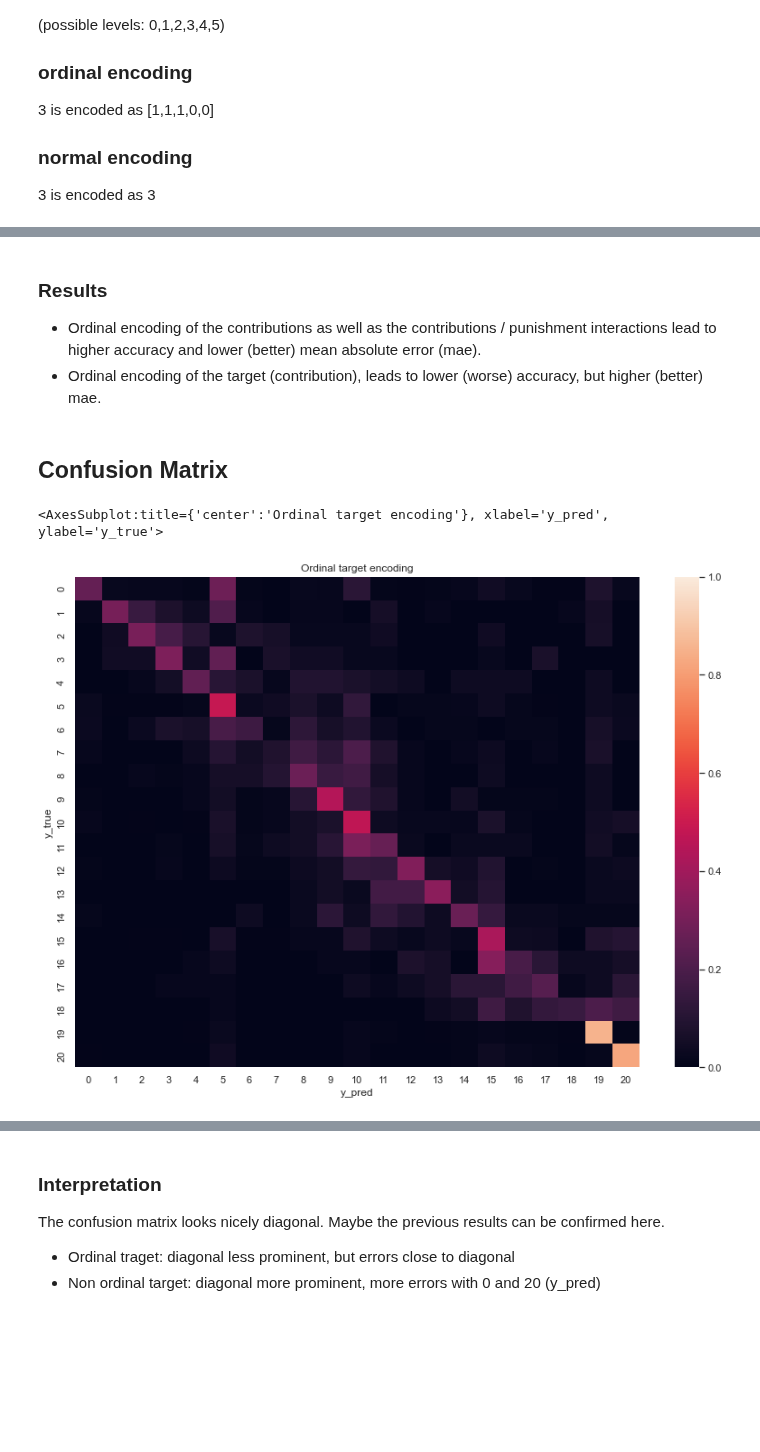
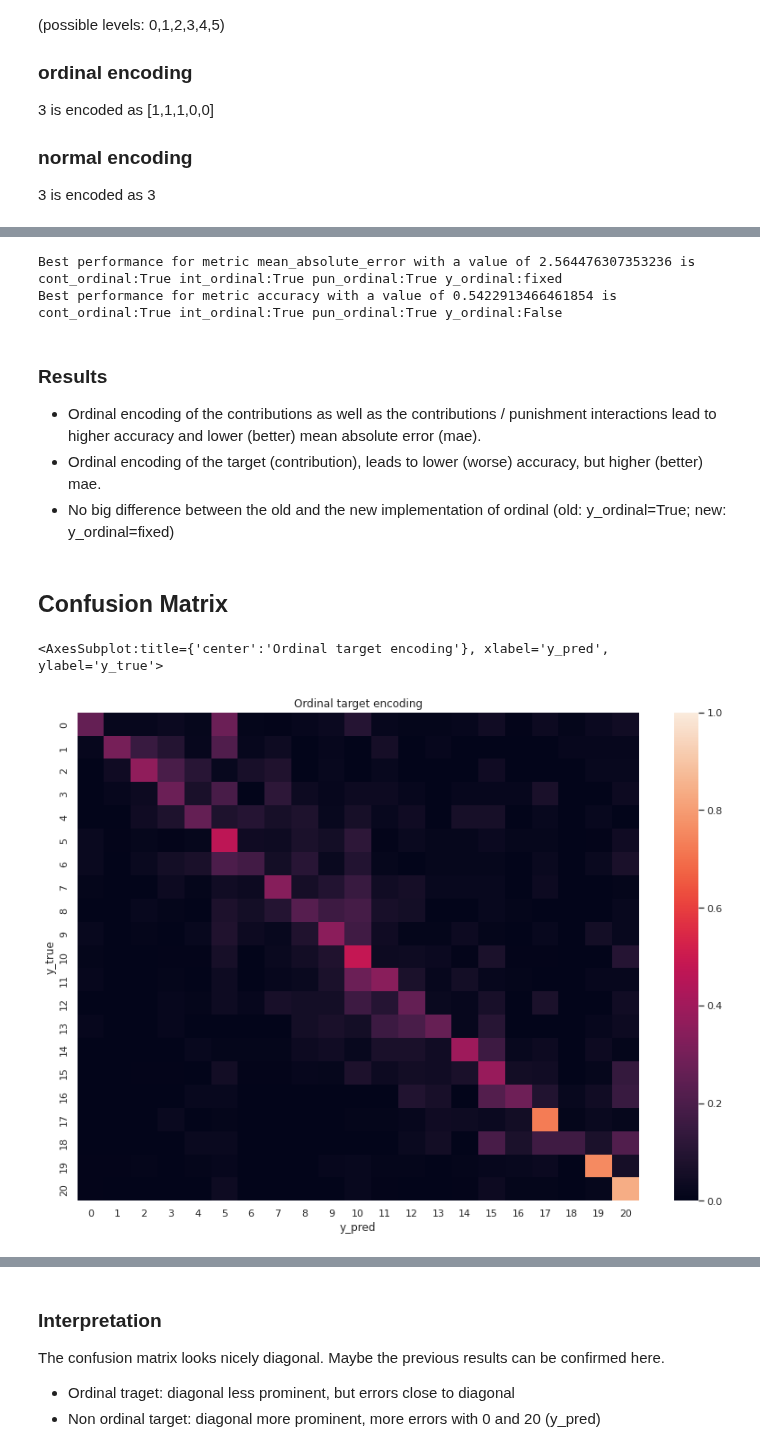
Before and after one commit to center-for-humans-and-machines/algorithmic-institutions, a Jupyter notebook: notebooks/vis/encoding.ipynb, the cells around one changed output, grey strips where cells are left out. Drawn from its saved outputs; the diff is of its cells as text; code cells hidden in the pictures; blank space fills up the shorter version.

```diff
--- a/notebooks/vis/encoding.ipynb
+++ b/notebooks/vis/encoding.ipynb
@@ -104,31 +112,49 @@ y_ordinal[T.True]       -0.4030      0.086     -4.667      0.000      -0.572
 ========================================================================================
+# %%
+for m in ['mean_absolute_error', 'accuracy']:
+    metrics_df = metrics_df.reset_index(drop=True)
+    gb_col = list(set(metrics_df.columns) - set(['cv_split', 'value']))
+    df_g = metrics_df.groupby(gb_col)['value'].mean().reset_index()
+    w = (
+        (df_g['name'] == m) &
+        (df_g['set'] == 'test')
+    )
+    if m == 'mean_absolute_error':
+        best = df_g.loc[df_g[w]['value'].idxmin()]
+    else:
+        best = df_g.loc[df_g[w]['value'].idxmax()]
+    print(f'Best performance for metric {m} with a value of {best.value} is {best.label} ')
+# %% [output]
+Best performance for metric mean_absolute_error with a value of 2.564476307353236 is cont_ordinal:True int_ordinal:True pun_ordinal:True y_ordinal:fixed
+Best performance for metric accuracy with a value of 0.5422913466461854 is cont_ordinal:True int_ordinal:True pun_ordinal:True y_ordinal:False
 # %% [markdown]
 ### Results
 
 * Ordinal encoding of the contributions as well as the contributions / punishment interactions lead to higher accuracy and lower (better) mean absolute error (mae).
 * Ordinal encoding of the target (contribution), leads to lower (worse) accuracy, but higher (better) mae.
+* No big difference between the old and the new implementation of ordinal (old: y_ordinal=True; new: y_ordinal=fixed)
 # %% [markdown]
 ## Confusion Matrix
 # %%
 # Todo: double check the normalisation
 w = (
     (confusion_matrix_df['cont_ordinal']) &
     (confusion_matrix_df['pun_ordinal']) &
     (confusion_matrix_df['int_ordinal']) &
-    (confusion_matrix_df['y_ordinal'])
+    (confusion_matrix_df['y_ordinal'] == 'fixed')
 )
 
 cm_g_df = confusion_matrix_df[w].groupby(['set', 'y_true', 'y_pred'])['value'].sum().reset_index()
 cm_g_df['fraction'] = cm_g_df['value'] / cm_g_df.groupby(['set', 'y_true'])['value'].transform('sum')
 cm = cm_g_df.pivot_table(index=['set', 'y_true'], columns='y_pred', values='fraction')
 
 plt.figure(figsize=(14,10))
 plt.title('Ordinal target encoding')
 sns.heatmap(cm.loc['test'], vmin=0, vmax=1)
 # plt.savefig(os.path.join(plot_folder, 'confusion_matrix.jpg'), dpi=300, transparent=False)
 # %% [output]
 <AxesSubplot:title={'center':'Ordinal target encoding'}, xlabel='y_pred', ylabel='y_true'>
-[figure, old version]
+[figure, new version]
 # %%
 # Todo: double check the normalisation
 w = (
```
Also changed, not shown: parts of 5 cells of this notebook, 10 other files.
